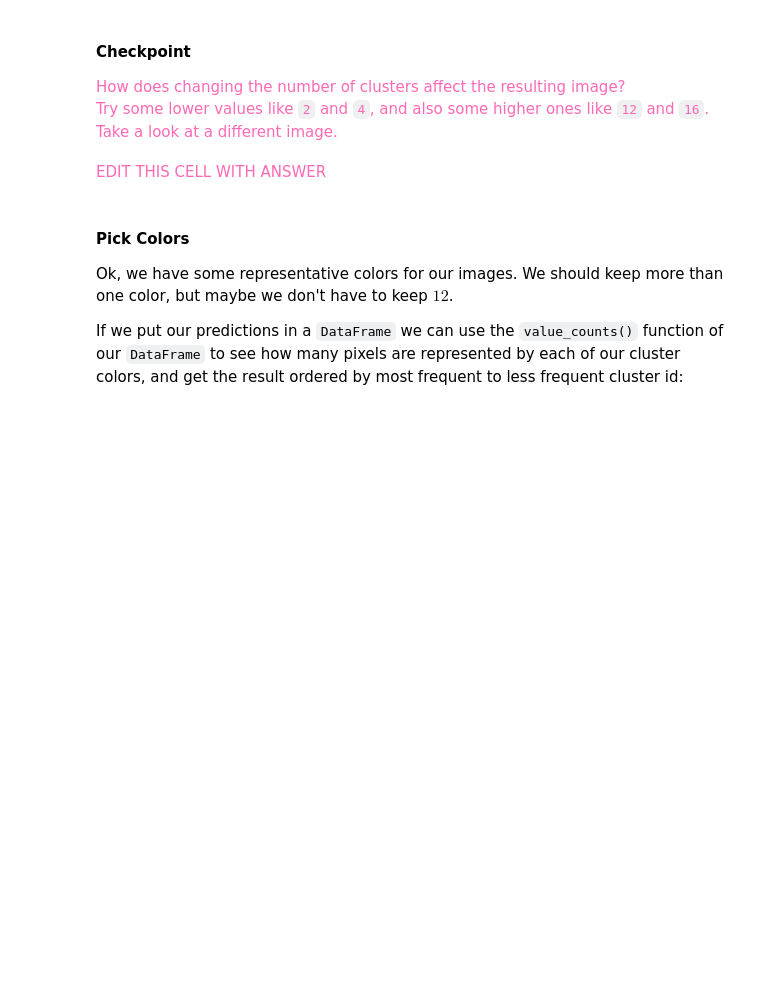
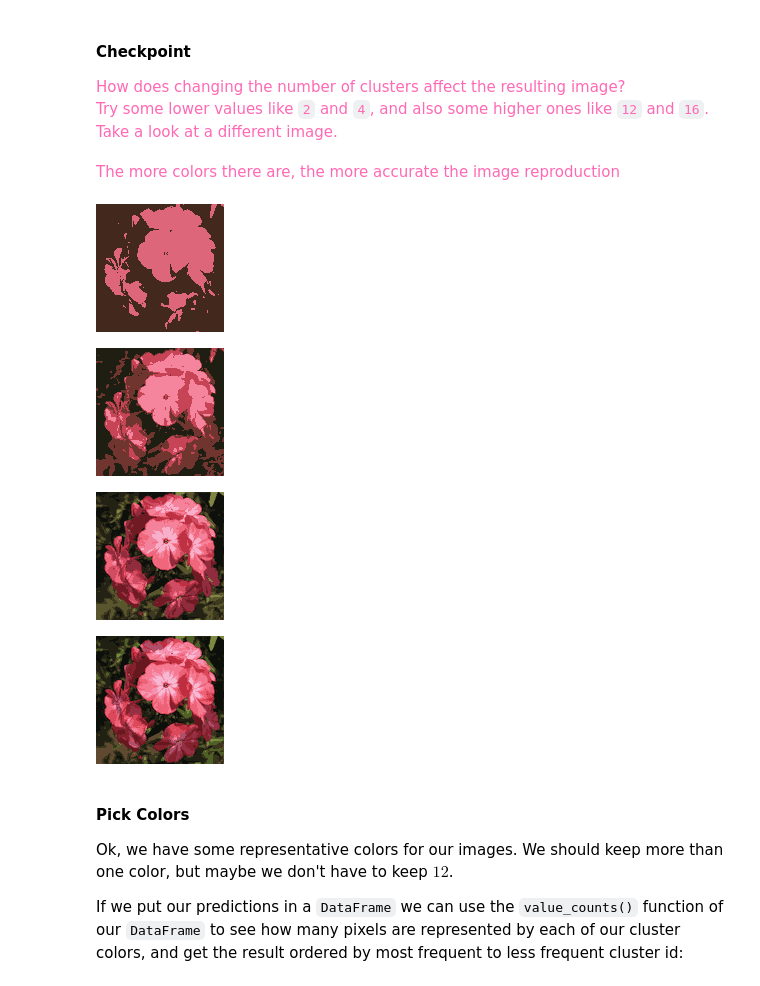
Before and after one commit to Yuanning-Han-PGTE5020-AI-and-ML/IntroToML_W08_Homework, a Jupyter notebook: Homework08.ipynb, the cells around one changed output. Cells and saved outputs as stored; diff of their text form; code cells hidden in the pictures; blank space fills up the shorter version.

```diff
--- a/Homework08.ipynb
+++ b/Homework08.ipynb
@@ -262,3 +314,9 @@ Create a clustering object, cluster colors into $8$ clusters with `fit_predict()
 # TODO: Cluster by color
 
 # TODO: Take a look at the color palette (cluster_centers_)
+
+km_model = KMeans(n_clusters=8, random_state=1010).set_output(transform="pandas")
+km_model.fit(pxs_df)
+
+km_predicted = km_model.predict(pxs_df)
+km_predicted
@@ -278,10 +349,15 @@ Since we're only doing one image for now, let's take a look at the clustering re
 This is like in the lecture notebook. We'll start with an empty pixel array and as we iterate through the `DataFrame` of cluster ids we append the corresponding colors to it.
 # %%
 # TODO: create empty pixel array
-pxs_post = []
+pxs_post =[]
+color_centers_int = [[round(r),round(g),round(b)] for r,g,b in km_model.cluster_centers_]
+
+for gidx in km_predicted:
+  pxs_post.append(color_centers_int[gidx])
 
 # TODO: iterate through resulting list of cluster ids
 
+
 # TODO: append corresponding color value to pixel array
 # %% [markdown]
 Now we can look at the image. If this next cell gives errors about using `float` values in images, just make sure the pixel values that are being appended above are all whole number `int` values.
@@ -293,8 +371,32 @@ display(make_image(pxs_post, width=pimg.size[0]))
 <span style="color:hotpink;">
 How does changing the number of clusters affect the resulting image?<br>Try some lower values like <code>2</code> and <code>4</code>, and also some higher ones like <code>12</code> and <code>16</code>. Take a look at a different image.
 </span>
-# %% [markdown]
-<span style="color:hotpink;">EDIT THIS CELL WITH ANSWER</span>
+# %% [markdown]
+<span style="color:hotpink;">The more colors there are, the more accurate the image reproduction</span>
+# %%
+
+def makeStyledImg(num, pxs_df,pimg):
+  km_model = KMeans(n_clusters=num, random_state=1010).set_output(transform="pandas")
+  km_model.fit(pxs_df)
+
+  km_predicted = km_model.predict(pxs_df)
+  pxs_post =[]
+  color_centers_int = [[round(r),round(g),round(b)] for r,g,b in km_model.cluster_centers_]
+
+  for gidx in km_predicted:
+    pxs_post.append(color_centers_int[gidx])
+
+  display(make_image(pxs_post, width=pimg.size[0]))
+# %%
+num_list = [2,4,12,16]
+
+for num in num_list:
+  makeStyledImg(num, pxs_df,pimg)
+# %% [output]
+[figure, added]
+[figure, added]
+[figure, added]
+[figure, added]
 # %% [markdown]
 #### Pick Colors
 
```
Also changed, not shown: parts of 33 cells of this notebook.
